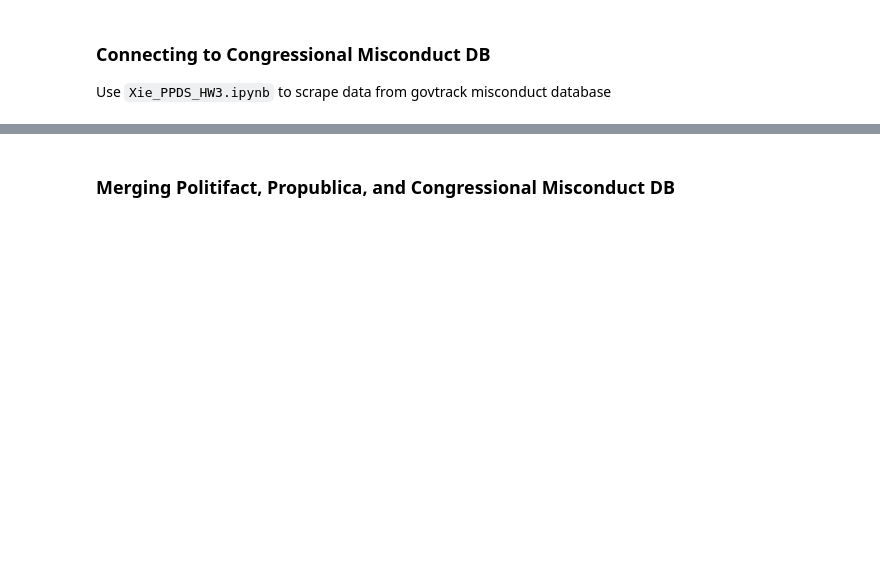
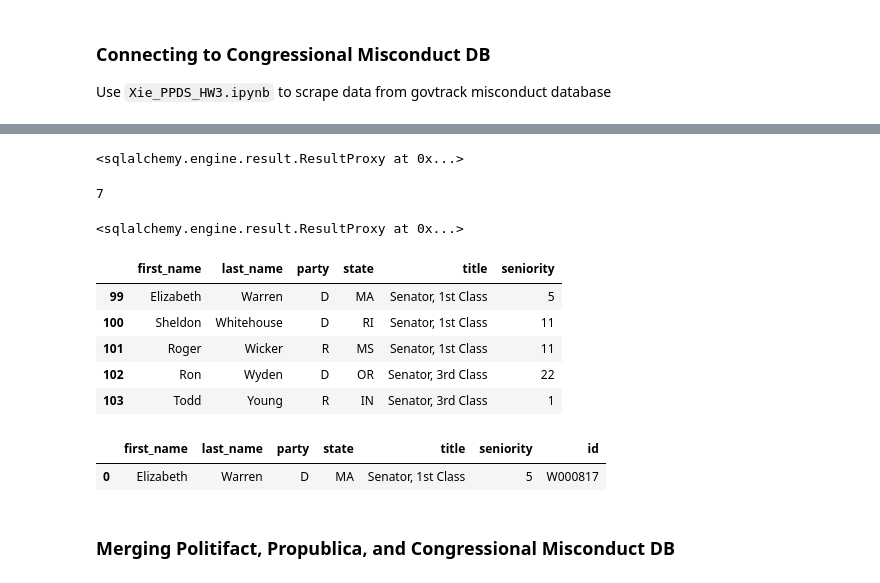
Before and after one commit to qcx201-nyu/PPDS, a Jupyter notebook: politician.ipynb, the cells around one changed output, grey strips where cells are left out. Cells and saved outputs as stored; diff of their text form; code cells hidden in the pictures; blank space fills up the shorter version.

```diff
--- a/politician.ipynb
+++ b/politician.ipynb
@@ -496,3 +524,50 @@ misconduct = pd.read_sql(query,con=engine)
+# %%
+drop_table = 'senate'
+engine.execute('DROP TABLE IF EXISTS {table}'.format(table = drop_table))
+# %% [output]
+<sqlalchemy.engine.result.ResultProxy at 0x...>
+# %%
+len(senate['id'][0])
+# %% [output]
+7
+# %%
+df = senate
+sql_cols = senate.columns
+table_name = 'senate_115'
+primary_key = 'id(10)'
+
+engine.execute('DROP TABLE IF EXISTS {table}'.format(table = table_name))
+df[sql_cols].to_sql(name=table_name,
+                    con=engine,
+                    if_exists='replace',
+                    index=False)
+
+add_key_query = 'ALTER TABLE {table} ADD PRIMARY KEY({key})'.format(table=table_name,key=primary_key)
+engine.execute(add_key_query)
+# %% [output]
+<sqlalchemy.engine.result.ResultProxy at 0x...>
+# %%
+cols = ['first_name','last_name','party','state','title','seniority']
+senate[cols].tail()
+# %% [output]
+|  | first_name | last_name | party | state | title | seniority |
+| 99 | Elizabeth | Warren | D | MA | Senator, 1st Class | 5 |
+| 100 | Sheldon | Whitehouse | D | RI | Senator, 1st Class | 11 |
+| 101 | Roger | Wicker | R | MS | Senator, 1st Class | 11 |
+| 102 | Ron | Wyden | D | OR | Senator, 3rd Class | 22 |
+| 103 | Todd | Young | R | IN | Senator, 3rd Class | 1 |
+# %%
+select = ['first_name','last_name','party','state','title','seniority','id']
+table_name = 'senate_115'
+condition = 'WHERE last_name = "Warren"'
+
+query = ('''SELECT {columns} FROM {table} {condition}'''
+         .format(columns = ','.join(select),table=table_name,condition = condition))
+
+display(pd.read_sql(query,con=engine))
+# %% [output]
+|  | first_name | last_name | party | state | title | seniority | id |
+| 0 | Elizabeth | Warren | D | MA | Senator, 1st Class | 5 | W000817 |
 # %% [markdown]
 ### Merging Politifact, Propublica, and Congressional Misconduct DB
 # %%
```
Also changed, not shown: parts of 49 cells of this notebook.
